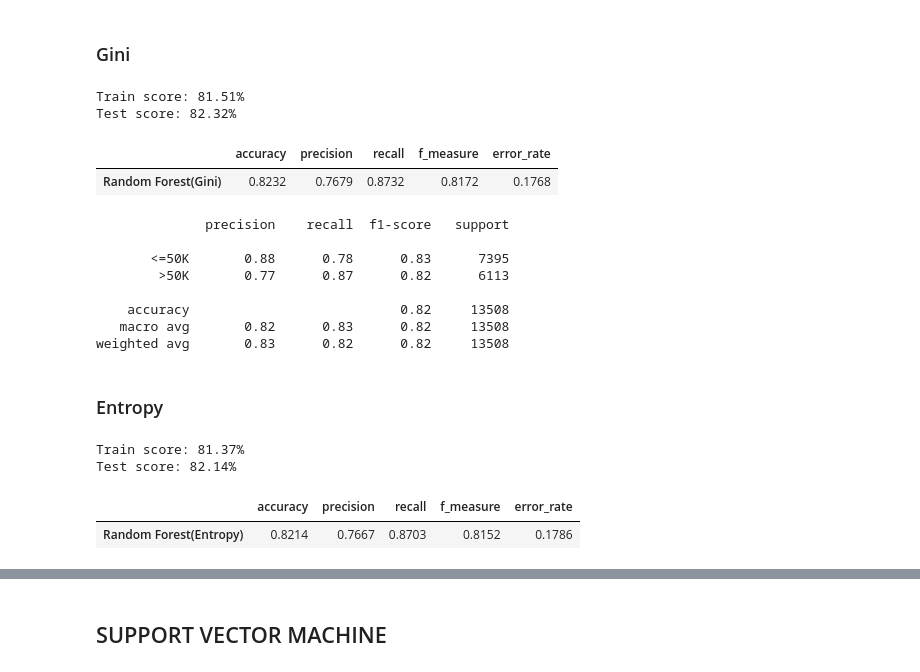
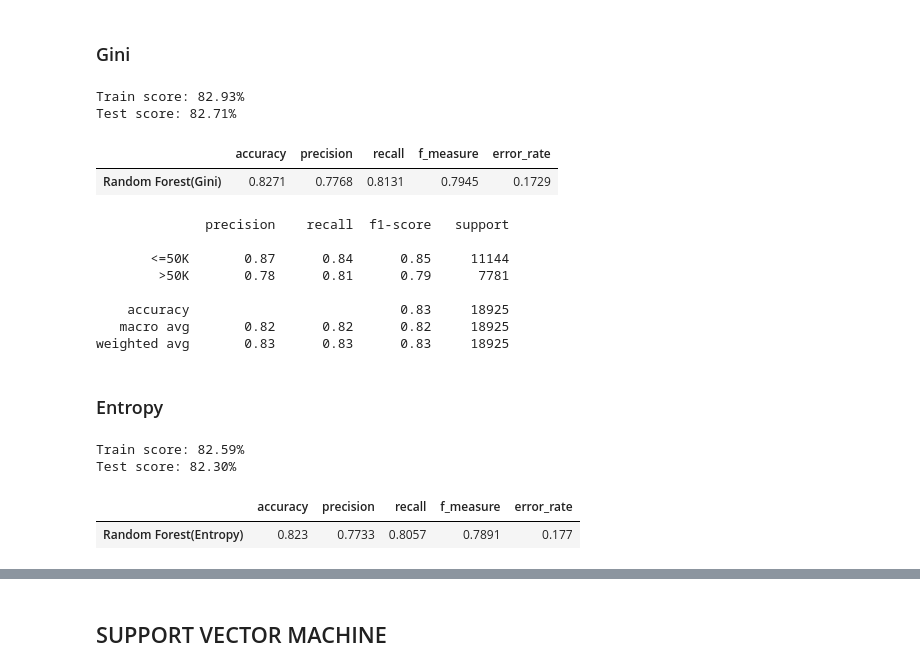
Before and after one commit to adititewari13/Adult-Data_ML, a Jupyter notebook: Adult-Data/income_analysis.ipynb, the cells around one changed output, grey strips where cells are left out. Cells and saved outputs as stored; diff of their text form; code cells hidden in the pictures.

```diff
--- a/Adult-Data/income_analysis.ipynb
+++ b/Adult-Data/income_analysis.ipynb
@@ -497,7 +497,7 @@ stand_data = scaled_data
 # %% [markdown]
 # OVERSAMPLING OF DATA
 # %%
-smote = SMOTE(sampling_strategy= 0.82,random_state = 42)
+smote = SMOTE(sampling_strategy= 0.7,random_state = 22)
 
 x_smote, y_smote = smote.fit_resample(stand_data,target)
 
@@ -509,7 +509,7 @@ Resample dataset shape Counter({'<=50K': 37108, '>50K': 30428})
 # %% [markdown]
 # TRAIN-TEST SPLIT
 # %%
-x_train, x_test, y_train, y_test = train_test_split(x_smote, y_smote, test_size = 0.2, random_state = 42)
+x_train, x_test, y_train, y_test = train_test_split(x_smote, y_smote, test_size = 0.3, random_state = 22)
 #training_features, test_features, training_target, test_target = train_test_split(scaled_data, target, test_size = 0.2, random_state = 42)
 # %% [markdown]
 # MODEL BUILDING
@@ -605,38 +605,38 @@ weighted avg       0.82      0.81      0.81     13508
 # %% [markdown]
 ### Gini
 # %%
-clf = RandomForestClassifier(criterion='gini',n_estimators = 100, max_depth=5, random_state = 42)
+clf = RandomForestClassifier(criterion='gini',n_estimators = 200, max_depth=6, random_state = 22)
 clf.fit(x_train, y_train)
 
 rf_gini_train_pred = clf.predict(x_train)
 rf_gini_test_pred = clf.predict(x_test)
 
 print(f'Train score: {accuracy_score(y_train, rf_gini_train_pred)*100:.2f}%')
 print(f'Test score: {accuracy_score(y_test, rf_gini_test_pred)*100:.2f}%')
 
 rf_gini_eval = evaluate(y_test, rf_gini_test_pred)
 rf_gini_df = round(pd.DataFrame([rf_gini_eval], index = ['Random Forest(Gini)']),4)
 display(rf_gini_df)
 # %% [output]
-Train score: 81.51%
-Test score: 82.32%
+Train score: 82.93%
+Test score: 82.71%
 |  | accuracy | precision | recall | f_measure | error_rate |
-| Random Forest(Gini) | 0.8232 | 0.7679 | 0.8732 | 0.8172 | 0.1768 |
+| Random Forest(Gini) | 0.8271 | 0.7768 | 0.8131 | 0.7945 | 0.1729 |
 # %%
 print(classification_report(y_test, rf_gini_test_pred))
 # %% [output]
               precision    recall  f1-score   support
 
-       <=50K       0.88      0.78      0.83      7395
-        >50K       0.77      0.87      0.82      6113
+       <=50K       0.87      0.84      0.85     11144
+        >50K       0.78      0.81      0.79      7781
 
-    accuracy                           0.82     13508
-   macro avg       0.82      0.83      0.82     13508
-weighted avg       0.83      0.82      0.82     13508
+    accuracy                           0.83     18925
+   macro avg       0.82      0.82      0.82     18925
+weighted avg       0.83      0.83      0.83     18925
 # %% [markdown]
 ### Entropy
 # %%
-clf = RandomForestClassifier(criterion='entropy',n_estimators = 100, max_depth=5, random_state = 42)
+clf = RandomForestClassifier(criterion='entropy',n_estimators = 200, max_depth=6, random_state = 22)
 clf.fit(x_train, y_train)
 
 rf_entropy_train_pred = clf.predict(x_train)
@@ -649,10 +649,10 @@ rf_entropy_eval = evaluate(y_test, rf_entropy_test_pred)
 rf_entropy_df = round(pd.DataFrame([rf_entropy_eval], index = ['Random Forest(Entropy)']),4)
 display(rf_entropy_df)
 # %% [output]
-Train score: 81.37%
-Test score: 82.14%
+Train score: 82.59%
+Test score: 82.30%
 |  | accuracy | precision | recall | f_measure | error_rate |
-| Random Forest(Entropy) | 0.8214 | 0.7667 | 0.8703 | 0.8152 | 0.1786 |
+| Random Forest(Entropy) | 0.823 | 0.7733 | 0.8057 | 0.7891 | 0.177 |
 # %%
 print(classification_report(y_test, rf_entropy_test_pred))
 # %% [output]
```
Also changed, not shown: parts of 21 cells of this notebook.
